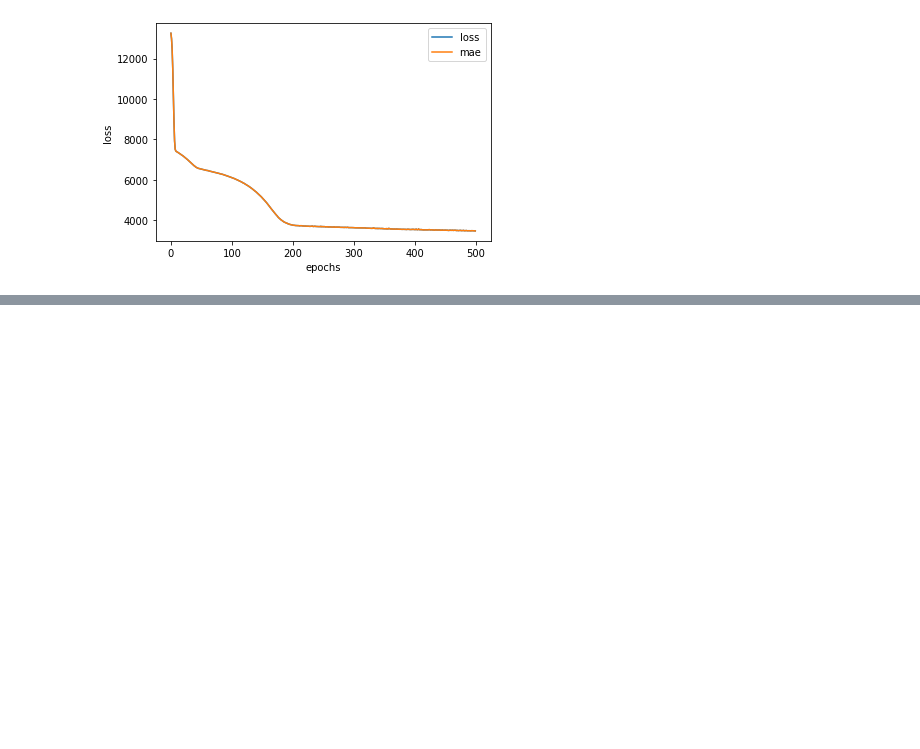
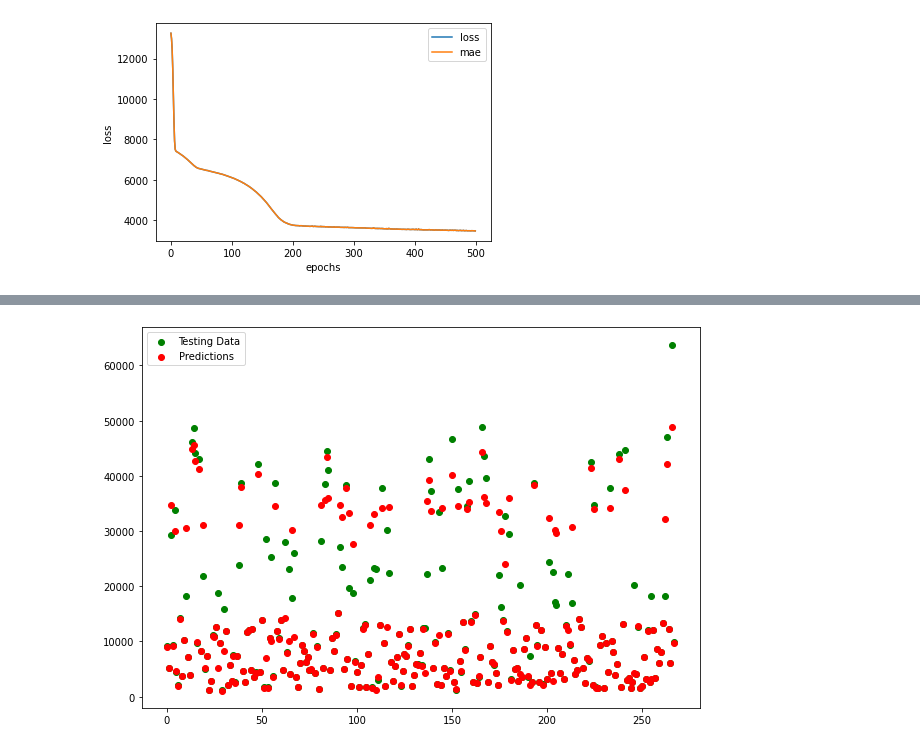
Before and after one commit to Messbah/Tensorflow_Practice, a Jupyter notebook: Medical_Cost_Prediction_with_Neural_Networks.ipynb, the cells around one changed output, grey strips where cells are left out. Saved outputs shown, nothing was run; the diff lists cells and outputs as text; code cells hidden in the pictures; blank space fills up the shorter version.

```diff
--- a/Medical_Cost_Prediction_with_Neural_Networks.ipynb
+++ b/Medical_Cost_Prediction_with_Neural_Networks.ipynb
@@ -102,0 +160,4 @@ Text(0.5, 0, 'epochs')
+# %%
+plot_predictions(np.arange(1070),y_train,np.arange(268),y_test,charges_pred_2)
+# %% [output]
+[figure, added]
```
Also changed, not shown: parts of 15 cells of this notebook.
